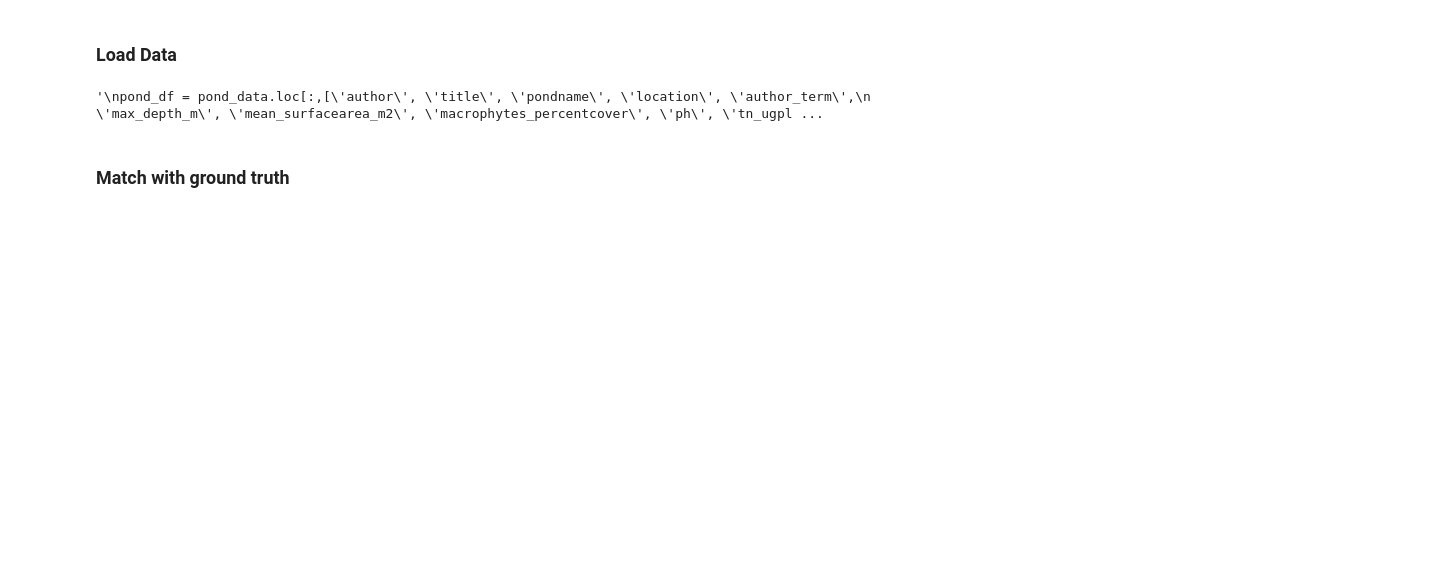
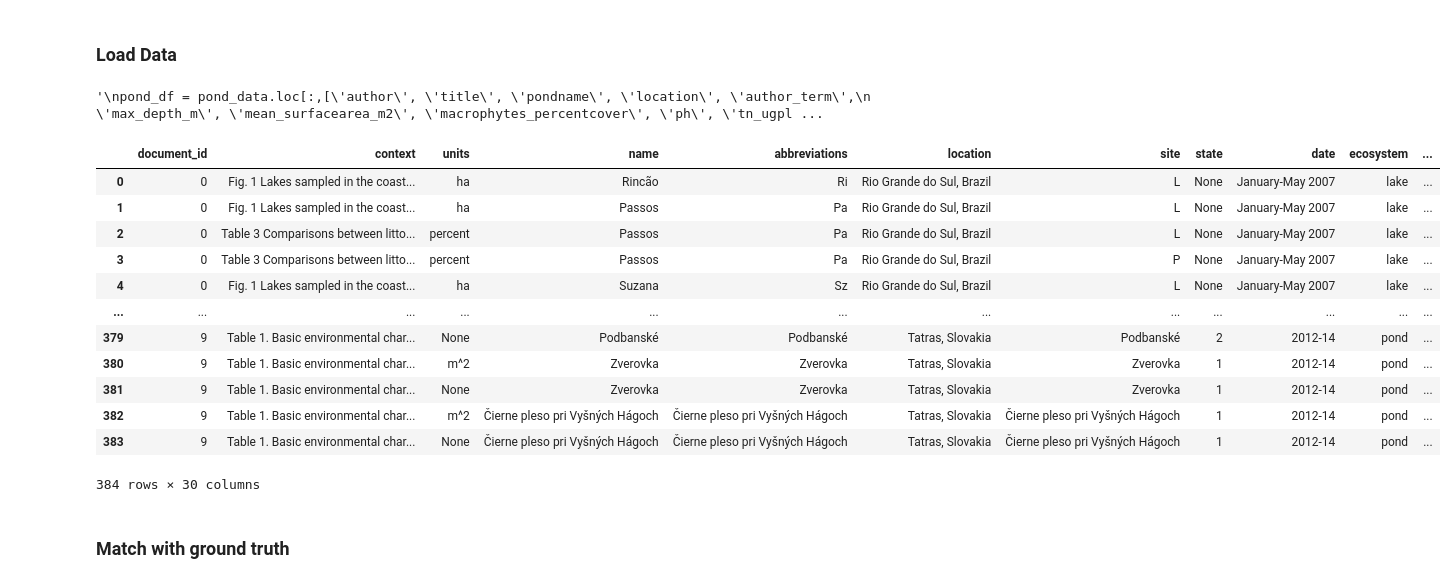
Before and after one commit to kevinqnb/scholarlm, a Jupyter notebook: examples/pond_lake_extraction.ipynb, the cells around one changed output. Cells and saved outputs as stored; diff of their text form; code cells hidden in the pictures; blank space fills up the shorter version.

```diff
--- a/examples/pond_lake_extraction.ipynb
+++ b/examples/pond_lake_extraction.ipynb
@@ -139,7 +141,7 @@ def deduplicate_data(data):
     unique_entries = {}
     deduplicated_data = []
     for entry in data:
-        key = (entry['title'], entry['feature'], entry['name'], entry['value'])
+        key = (entry['document_id'], entry['feature'], entry['name'], entry['value'])
         if key not in unique_entries:
             unique_entries[key] = entry
             deduplicated_data.append(entry)
@@ -148,7 +150,7 @@ def deduplicate_data(data):
 #with open("../data/01_20_26/ten_validated_combined.json", "r") as f:
 #    result_dict = json.load(f)
 
-with open("../data/01_28_26/ten_judged_combined.json", "r") as f:
+with open("../data/experiments/2026_02_11/new_ten_judged_combined.json", "r") as f:
     result_dict = json.load(f)
 
 result_dict = deduplicate_data(result_dict)
@@ -157,7 +159,7 @@ drops = ['feature_terms']
 result_dict = [{k:v for k,v in entry.items() if k not in drops} for entry in result_dict]
 result_df = pd.DataFrame(result_dict)
 # %%
-result_df = result_df.loc[result_df.title.isin(registered_titles)]
+#result_df = result_df.loc[result_df.title.isin(registered_titles)]
 result_df = result_df.reset_index(drop=True)
 
 ignore_features = ['latitude', 'longitude'] # Ignoring these for now because they are not in the original dataset
@@ -166,8 +168,24 @@ result_df = result_df.loc[~result_df.feature.isin(ignore_features)]
 result_df['value'] = result_df['value'].str.replace(',', '')  # Remove commas from numbers
 result_df['value'] = pd.to_numeric(result_df['value'], errors='coerce')
 result_df = process(result_df, conversion_table)
-result_df.sort_values(by=["title"], inplace=True)
+result_df.sort_values(by=["document_id"], inplace=True)
 result_df = result_df.reset_index(drop=True)
+# %%
+result_df
+# %% [output]
+|  | document_id | context | units | name | abbreviations | location | site | state | date | ecosystem | ... |
+| 0 | 0 | Fig. 1 Lakes sampled in the coast... | ha | Rincão | Ri | Rio Grande do Sul, Brazil | L | None | January-May 2007 | lake | ... |
+| 1 | 0 | Fig. 1 Lakes sampled in the coast... | ha | Passos | Pa | Rio Grande do Sul, Brazil | L | None | January-May 2007 | lake | ... |
+| 2 | 0 | Table 3 Comparisons between litto... | percent | Passos | Pa | Rio Grande do Sul, Brazil | L | None | January-May 2007 | lake | ... |
+| 3 | 0 | Table 3 Comparisons between litto... | percent | Passos | Pa | Rio Grande do Sul, Brazil | P | None | January-May 2007 | lake | ... |
+| 4 | 0 | Fig. 1 Lakes sampled in the coast... | ha | Suzana | Sz | Rio Grande do Sul, Brazil | L | None | January-May 2007 | lake | ... |
+| ... | ... | ... | ... | ... | ... | ... | ... | ... | ... | ... | ... |
+| 379 | 9 | Table 1. Basic environmental char... | None | Podbanské | Podbanské | Tatras, Slovakia | Podbanské | 2 | 2012-14 | pond | ... |
+| 380 | 9 | Table 1. Basic environmental char... | m^2 | Zverovka | Zverovka | Tatras, Slovakia | Zverovka | 1 | 2012-14 | pond | ... |
+| 381 | 9 | Table 1. Basic environmental char... | None | Zverovka | Zverovka | Tatras, Slovakia | Zverovka | 1 | 2012-14 | pond | ... |
+| 382 | 9 | Table 1. Basic environmental char... | m^2 | Čierne pleso pri Vyšných Hágoch | Čierne pleso pri Vyšných Hágoch | Tatras, Slovakia | Čierne pleso pri Vyšných Hágoch | 1 | 2012-14 | pond | ... |
+| 383 | 9 | Table 1. Basic environmental char... | None | Čierne pleso pri Vyšných Hágoch | Čierne pleso pri Vyšných Hágoch | Tatras, Slovakia | Čierne pleso pri Vyšných Hágoch | 1 | 2012-14 | pond | ... |
+384 rows × 30 columns
 # %% [markdown]
 ### Match with ground truth
 # %%
```
Also changed, not shown: parts of 3 cells of this notebook, 11 other files.
